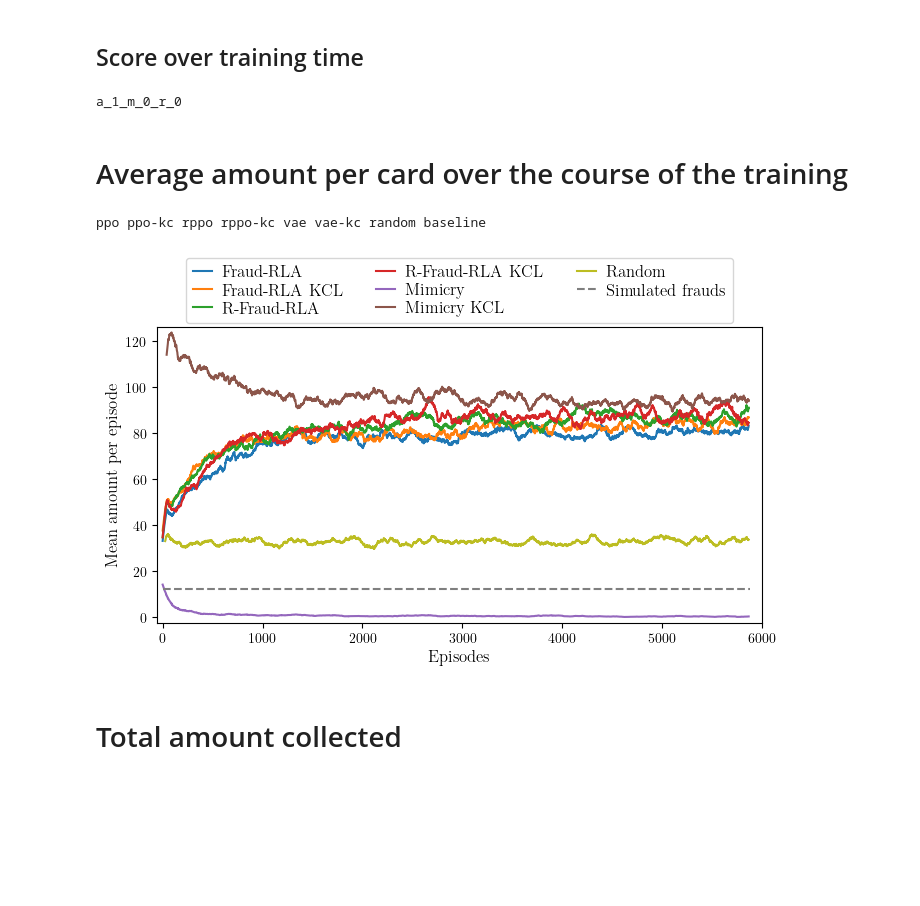
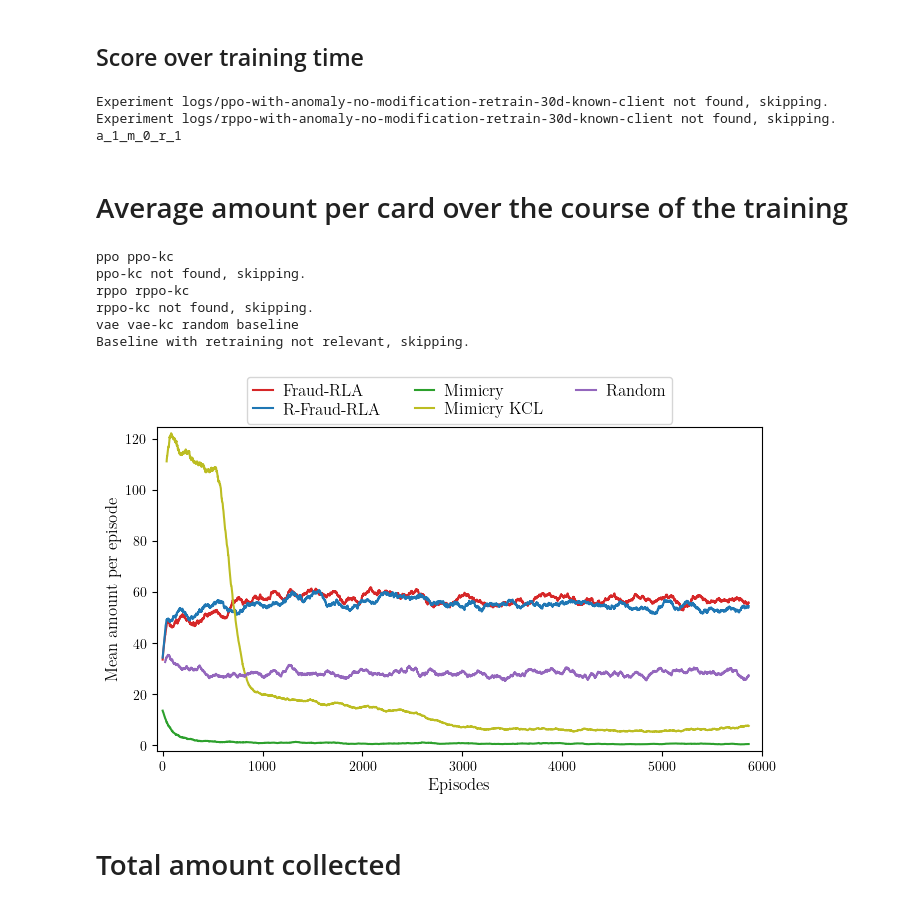
Before and after one commit to FaramirHurin/RL_Attack_September24, a Jupyter notebook: agents-comparison.ipynb, the cells around one changed output. Drawn from its saved outputs; the diff is of its cells as text; code cells hidden in the pictures; blank space fills up the shorter version.

```diff
--- a/agents-comparison.ipynb
+++ b/agents-comparison.ipynb
@@ -23,7 +23,7 @@ plt.rcParams.update(
 
 anomaly = True
 modification = False
-retrain = False
+retrain = True
 LEGEND = {
     "ppo": "Fraud-RLA",
     "ppo-kc": "Fraud-RLA KCL",
@@ -48,10 +48,22 @@ for algo in ("ppo", "rppo", "vae"):
     except FileNotFoundError:
         print(f"Experiment {directory} not found, skipping.")
 
-COLOURS = {}
-for i, label in enumerate(LEGEND.keys()):
-    COLOURS[label] = f"C{i}"
-    COLOURS[LEGEND[label]] = f"C{i}"
+COLOURS = {
+    "ppo": "tab:red",
+    "ppo-kc": "tab:orange",
+    "rppo": "tab:blue",
+    "rppo-kc": "tab:cyan",
+    "vae-kc": "tab:olive",
+    "vae": "tab:green",
+    "random": "tab:purple",
+    "baseline": "tab:gray",
+}
+for label in LEGEND.keys():
+    i = len(COLOURS)
+    if label not in COLOURS:
+        COLOURS[label] = f"C{i}"
+for label in LEGEND.keys():
+    COLOURS[LEGEND[label]] = COLOURS[label]
 
 def moving_average(data: np.ndarray, window_size: int):
     """Compute the moving average of a 1D array."""
@@ -61,7 +73,9 @@ def moving_average(data: np.ndarray, window_size: int):
 prename = f"a_{int(anomaly)}_m_{int(modification)}_r_{int(retrain)}"
 print(prename)
 # %% [output]
-a_1_m_0_r_0
+Experiment logs/ppo-with-anomaly-no-modification-retrain-30d-known-client not found, skipping.
+Experiment logs/rppo-with-anomaly-no-modification-retrain-30d-known-client not found, skipping.
+a_1_m_0_r_1
 # %% [markdown]
 # Average amount per card over the course of the training
 # %%
@@ -92,37 +106,45 @@ for i, label in enumerate(("ppo", "ppo-kc", "rppo", "rppo-kc", "vae", "vae-kc",
         continue
     exp = experiments[label]
     if exp.n_runs == 0:
         continue
     mean, _ = exp.mean_std_amounts_over_time
     mean = moving_average(mean, 100)
     if label == "vae-kc":
         mean[:40] = np.nan
     elif label == "random":
         mean[:25] = np.nan
     mean[-35:] = np.nan
     plt.plot(mean, label=LEGEND[label], color=COLOURS[label])
 
-
+if not anomaly or retrain:
+    bbox = (0.5, 1.18)
+else:
+    bbox = (0.5, 1.26)
 plt.legend(
     fontsize=12,
     ncols=3,
-    bbox_to_anchor=(0.5, 1.26),
+    bbox_to_anchor=bbox,
     loc="upper center",
     handlelength=1.15,
     #columnspacing=1,
     handletextpad=0.6,
     labelspacing=0.2,
 )
 plt.margins(x=0.01, y=0.02)
 plt.xticks([0, 1000, 2000, 3000, 4000, 5000, 6000])
 plt.xlabel("Episodes", fontsize=12)
 plt.ylabel("Mean amount per episode", fontsize=12)
 plt.tight_layout()
 plt.savefig(f"results/amount-over-time_{prename}.pdf")
 plt.show()
 # %% [output]
-ppo ppo-kc rppo rppo-kc vae vae-kc random baseline
+ppo ppo-kc
+ppo-kc not found, skipping.
+rppo rppo-kc
+rppo-kc not found, skipping.
+vae vae-kc random baseline
+Baseline with retraining not relevant, skipping.
-[figure, old version]
+[figure, new version]
 # %% [markdown]
 # Total amount collected
 # %%
```
Also changed, not shown: parts of 2 cells of this notebook.
